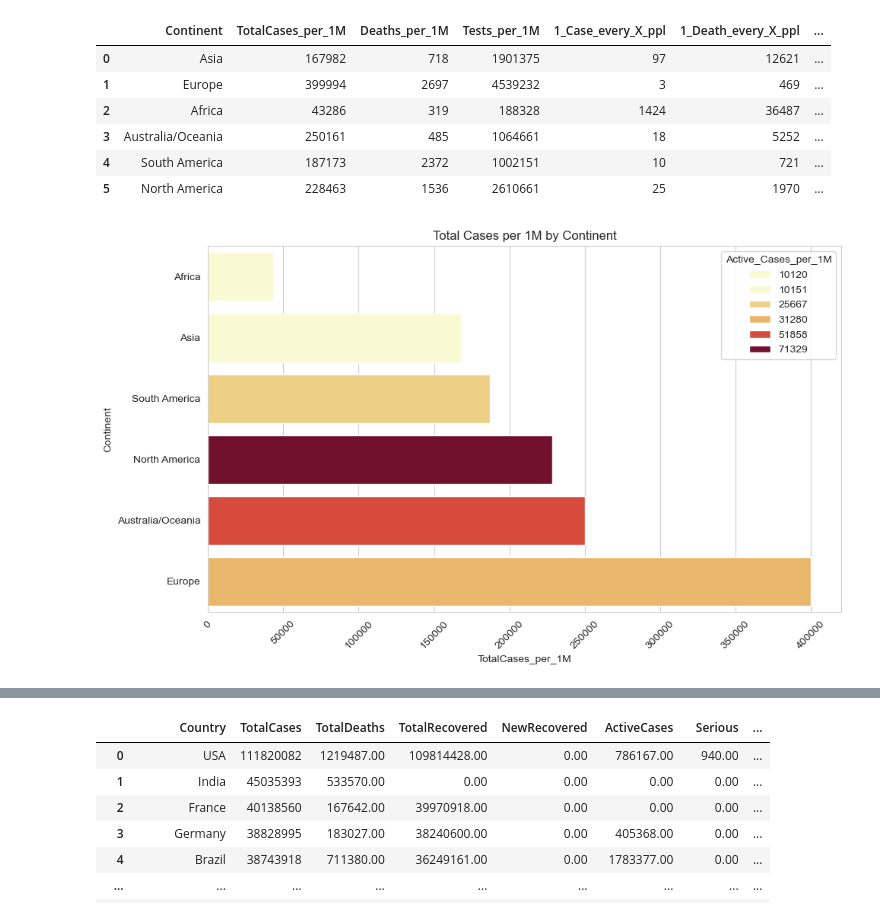
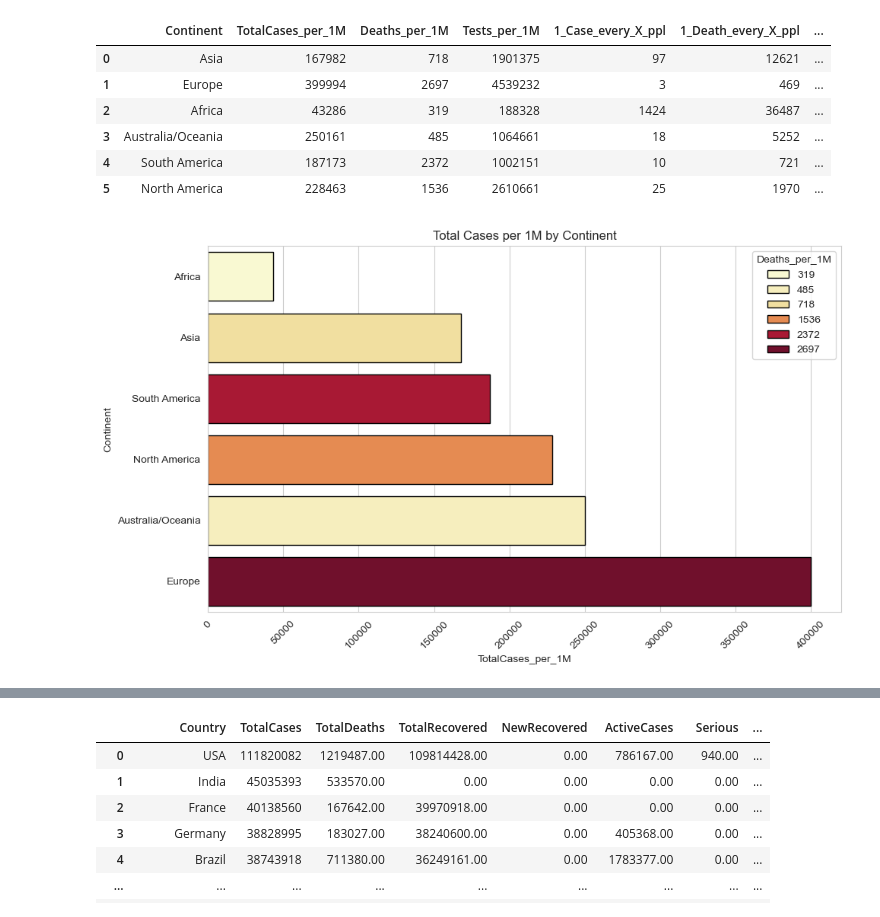
Before and after one commit to cuong123-tech/EDA-Project, a Jupyter notebook: EDA.ipynb, the cells around one changed output, grey strips where cells are left out. Drawn from its saved outputs; the diff is of its cells as text; code cells hidden in the pictures.

```diff
--- a/EDA.ipynb
+++ b/EDA.ipynb
@@ -100,10 +94,10 @@ numeric_columns = ['TotalCases', 'TotalDeaths', 'TotalRecovered', 'ActiveCases',
                    '1_Case_every_X_ppl', '1_Death_every_X_ppl', '1_Test_every_X_ppl',
                    'New_Cases_per_1M', 'New_Deaths_per_1M', 'Active_Cases_per_1M']
 
-for col in numeric_columns:
-    data_copy[col] = data_copy[col].astype(str).str.replace(',', '', regex=False)
-    data_copy[col] = pd.to_numeric(data_copy[col], errors='coerce')  # Convert and coerce errors to NaN
-    data_copy[col] = data_copy[col].fillna(0) # fill any new NaNs from conversion
+for column in numeric_columns:
+    data_copy[column] = data_copy[column].astype(str).str.replace(',', '', regex=False)
+    data_copy[column] = pd.to_numeric(data_copy[column], errors='coerce')  # Convert and coerce errors to NaN
+    data_copy[column] = data_copy[column].fillna(0) # fill any new NaNs from conversion
 
 
 # Thay thế NaN trong cột string bằng chuỗi rỗng hoặc giá trị mặc định
@@ -277,16 +271,16 @@ data_continent_mean
 # %%
 sns.set_style("whitegrid")
 
 # Vẽ biểu đồ cột
 plt.figure(figsize=(10, 6))
-sns.barplot(y='Continent', x='TotalCases_per_1M', data=data_continent_mean, palette='YlOrRd', order=data_continent_mean.sort_values('TotalCases_per_1M').Continent, hue = 'Active_Cases_per_1M')
+sns.barplot(y='Continent', x='TotalCases_per_1M', data=data_continent_mean, palette='YlOrRd', order=data_continent_mean.sort_values('TotalCases_per_1M').Continent, hue = 'Deaths_per_1M', edgecolor='black')
 plt.title('Total Cases per 1M by Continent')
 plt.ylabel('Continent')
 plt.xlabel('TotalCases_per_1M')
 plt.xticks(rotation=45)  # Xoay nhãn trục x để dễ đọc hơn
 
 # Hiển thị biểu đồ
 plt.tight_layout()
 plt.show()
 # %% [output]
-[figure, old version]
+[figure, new version]
```
Also changed, not shown: parts of 13 cells of this notebook.
